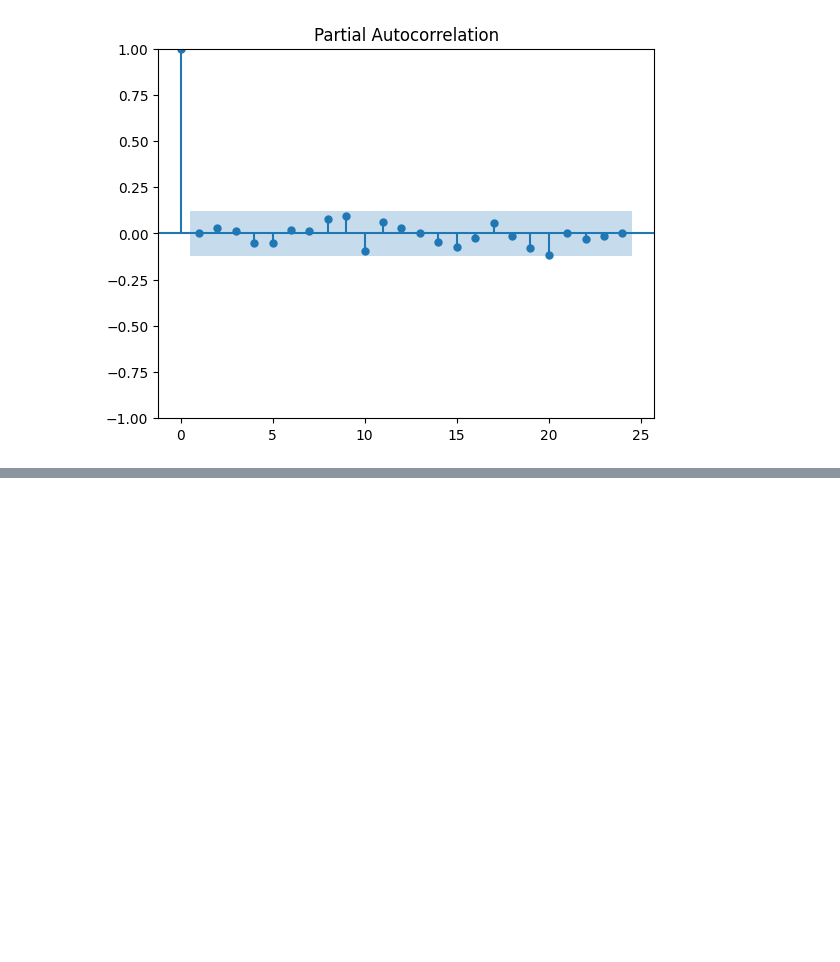
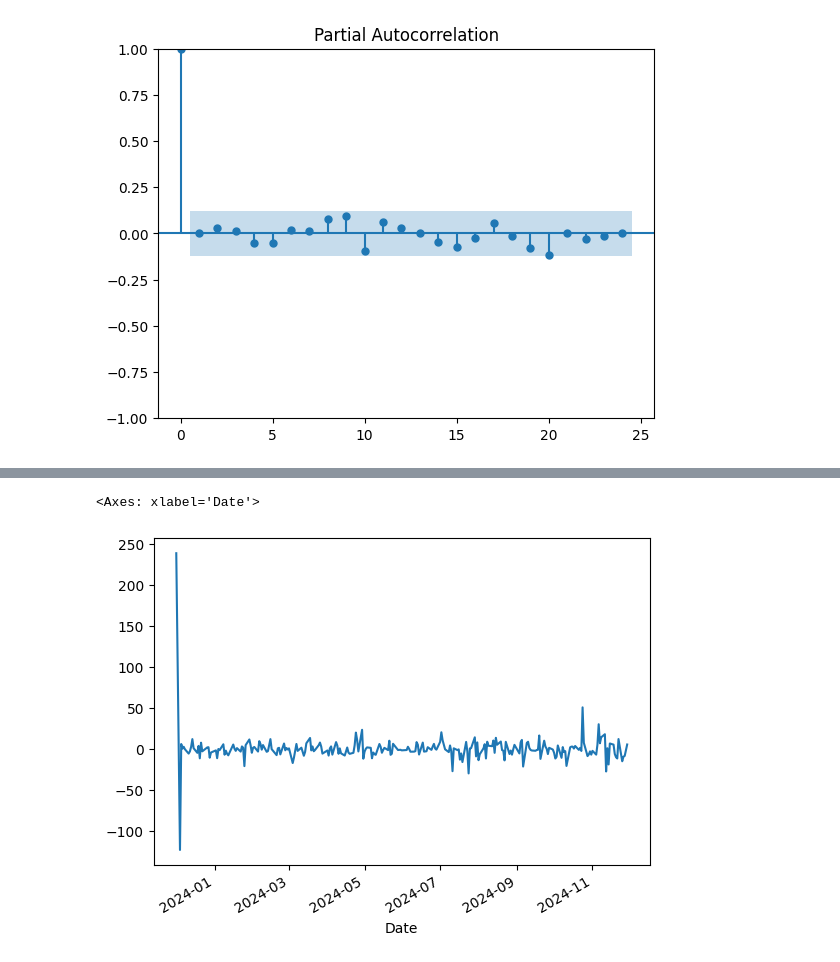
Before and after one commit to Prerana-walvekar/Python, a Jupyter notebook: TSLA ARIMA.ipynb, the cells around one changed output, grey strips where cells are left out. Saved outputs shown, nothing was run; the diff lists cells and outputs as text; code cells hidden in the pictures; blank space fills up the shorter version.

```diff
--- a/TSLA ARIMA.ipynb
+++ b/TSLA ARIMA.ipynb
@@ -263,0 +287,5 @@ Warnings:
+# %%
+model_ARIMA_fit.resid.plot()
+# %% [output]
+<Axes: xlabel='Date'>
+[figure, added]
```
Also changed, not shown: parts of 14 cells of this notebook.
